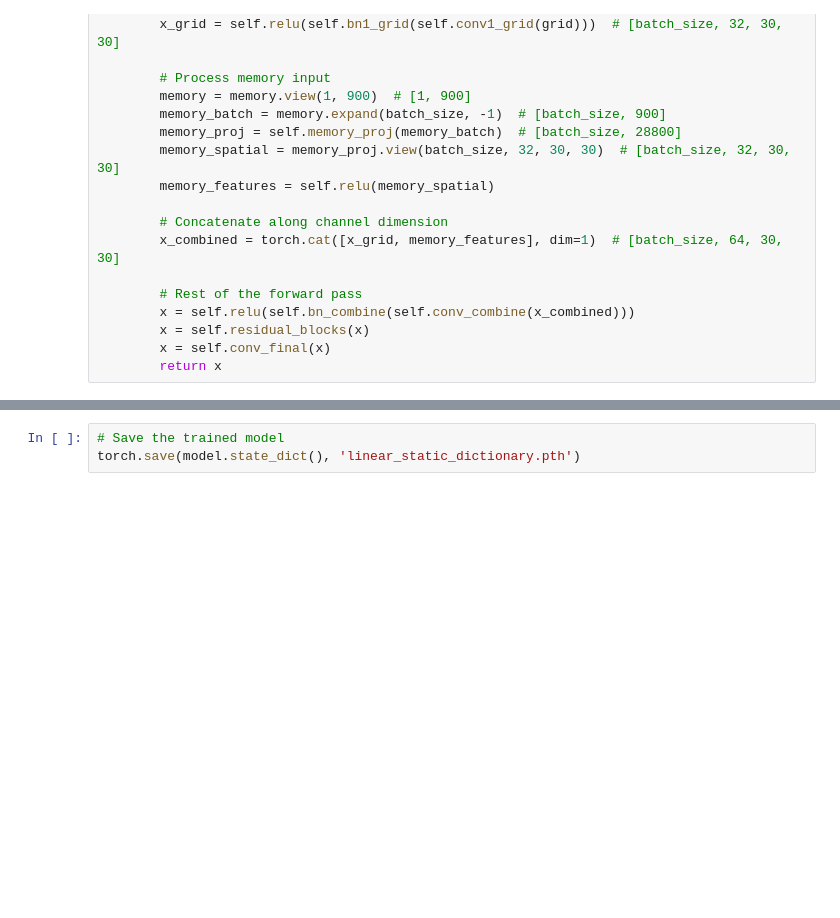
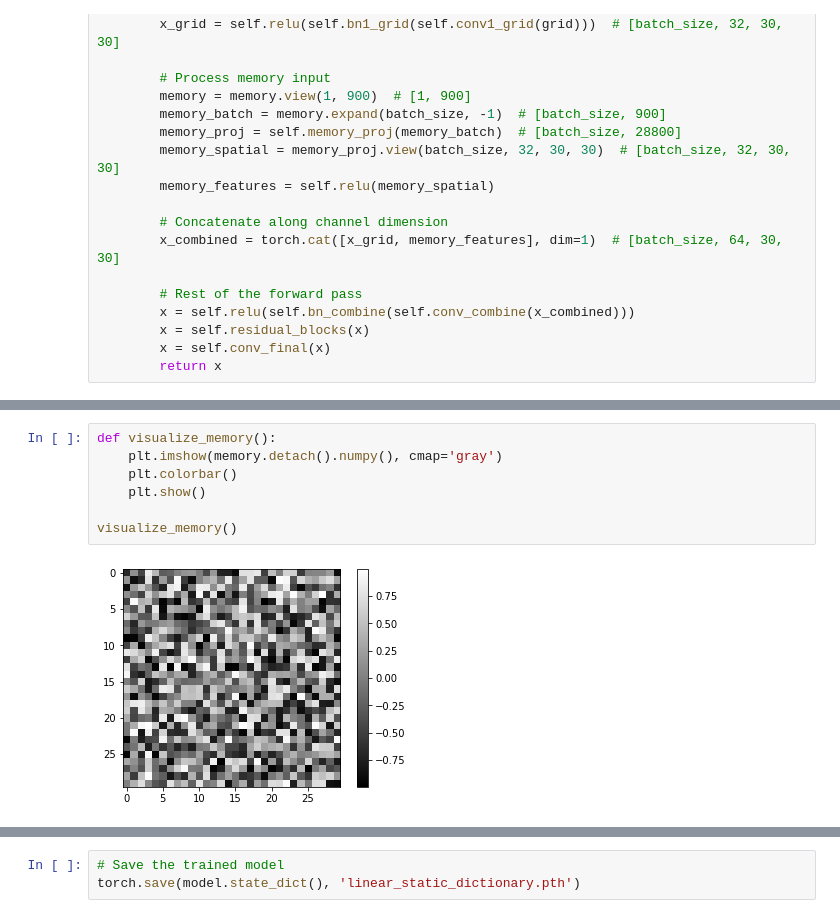
Before and after one commit to brysontang/Linear-Static-Dictionary, a Jupyter notebook: notebooks/LinearStaticDictionary.ipynb, the cells around one changed output, grey strips where cells are left out. Cells and saved outputs as stored; diff of their text form; blank space fills up the shorter version.

```diff
--- a/notebooks/LinearStaticDictionary.ipynb
+++ b/notebooks/LinearStaticDictionary.ipynb
@@ -166,0 +182,9 @@ Epoch [2000/2000], Loss: 0.0000
+# %%
+def visualize_memory():
+    plt.imshow(memory.detach().numpy(), cmap='gray')
+    plt.colorbar()
+    plt.show()
+
+visualize_memory()
+# %% [output]
+[figure, added]
```
Also changed, not shown: parts of 8 cells of this notebook.
